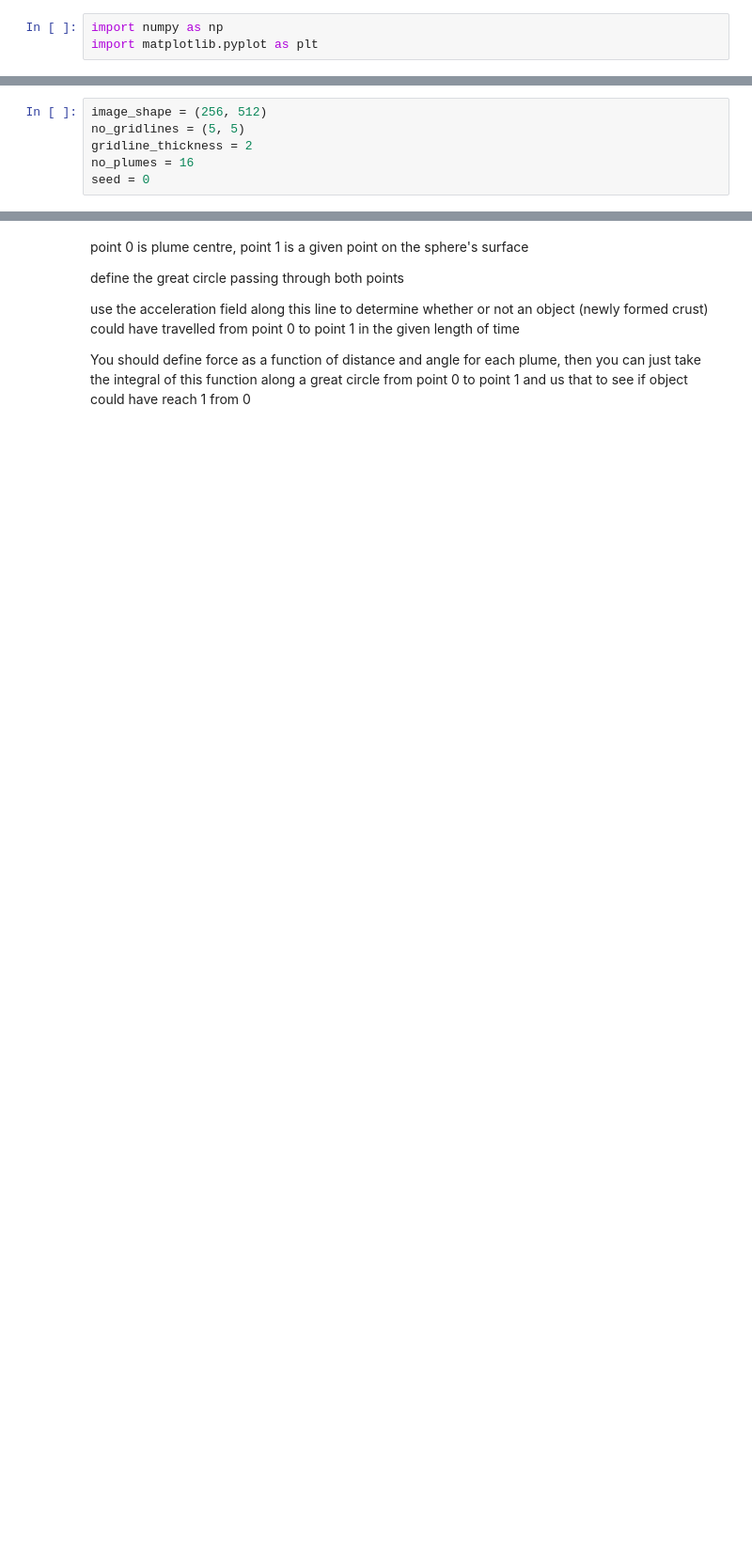
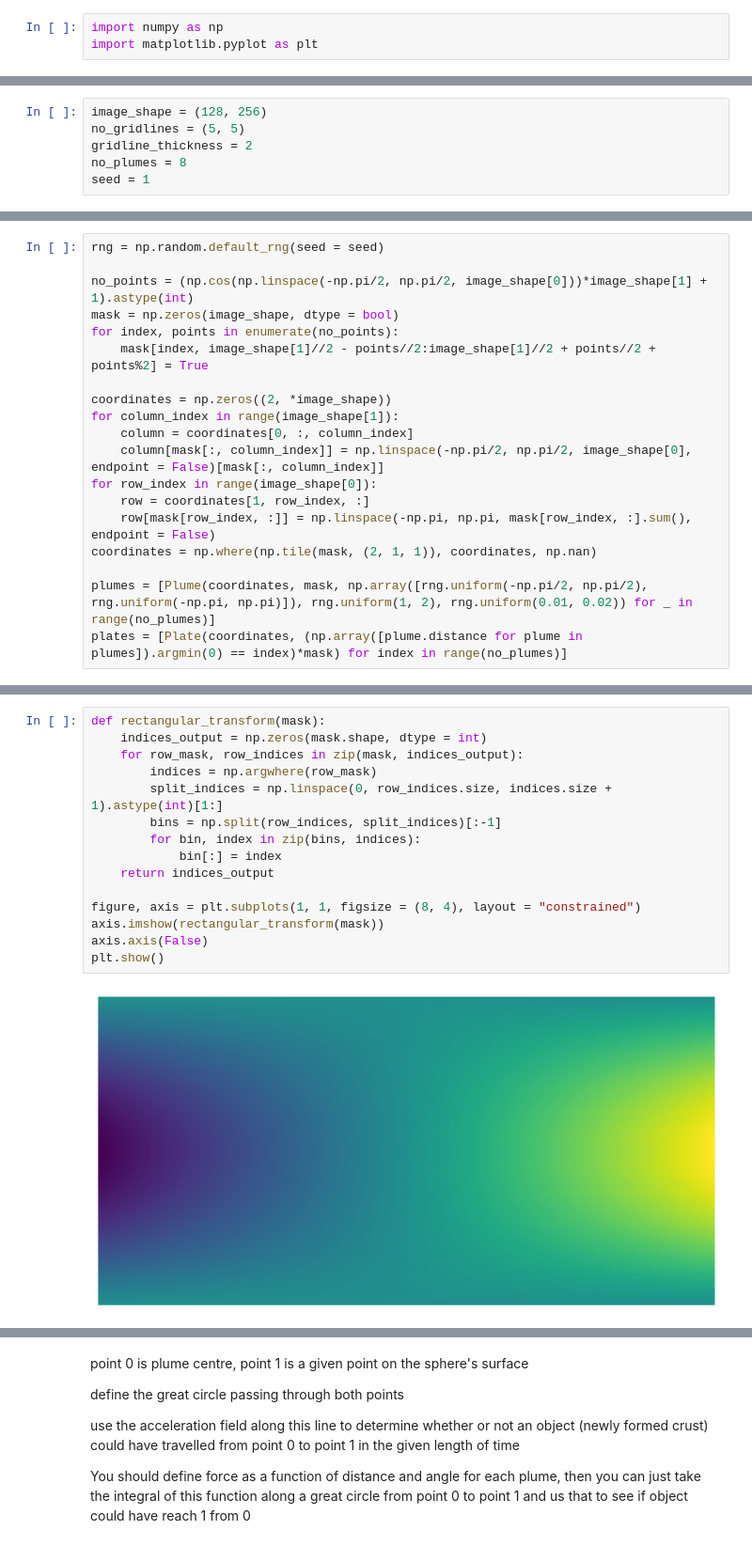
Before and after one commit to douglas-m-harvey/world-system, a Jupyter notebook: sketch.ipynb, the cells around one changed output, grey strips where cells are left out. Shown at 94% size. Cells and saved outputs as stored; diff of their text form; blank space fills up the shorter version.

```diff
--- a/sketch.ipynb
+++ b/sketch.ipynb
@@ -97,9 +89,9 @@ def great_circle_angle(lat_0, lon_0, lat_1, lon_1):
 # %%
-image_shape = (256, 512)
+image_shape = (128, 256)
 no_gridlines = (5, 5)
 gridline_thickness = 2
-no_plumes = 16
-seed = 0
+no_plumes = 8
+seed = 1
 # %%
 rng = np.random.default_rng(seed = seed)
 
@@ -150,0 +164,19 @@ for plume_index in range(no_plumes):
+# %%
+rng = np.random.default_rng(seed = seed)
+
+no_points = (np.cos(np.linspace(-np.pi/2, np.pi/2, image_shape[0]))*image_shape[1] + 1).astype(int)
+mask = np.zeros(image_shape, dtype = bool)
+for index, points in enumerate(no_points):
+    mask[index, image_shape[1]//2 - points//2:image_shape[1]//2 + points//2 + points%2] = True
+
+coordinates = np.zeros((2, *image_shape))
+for column_index in range(image_shape[1]):
+    column = coordinates[0, :, column_index]
+    column[mask[:, column_index]] = np.linspace(-np.pi/2, np.pi/2, image_shape[0], endpoint = False)[mask[:, column_index]]
+for row_index in range(image_shape[0]):
+    row = coordinates[1, row_index, :]
+    row[mask[row_index, :]] = np.linspace(-np.pi, np.pi, mask[row_index, :].sum(), endpoint = False)
+coordinates = np.where(np.tile(mask, (2, 1, 1)), coordinates, np.nan)
+
+plumes = [Plume(coordinates, mask, np.array([rng.uniform(-np.pi/2, np.pi/2), rng.uniform(-np.pi, np.pi)]), rng.uniform(1, 2), rng.uniform(0.01, 0.02)) for _ in range(no_plumes)]
+plates = [Plate(coordinates, (np.array([plume.distance for plume in plumes]).argmin(0) == index)*mask) for index in range(no_plumes)]
@@ -150,0 +226,17 @@ for plume_index in range(no_plumes):
+# %%
+def rectangular_transform(mask):
+    indices_output = np.zeros(mask.shape, dtype = int)
+    for row_mask, row_indices in zip(mask, indices_output):
+        indices = np.argwhere(row_mask)
+        split_indices = np.linspace(0, row_indices.size, indices.size + 1).astype(int)[1:]
+        bins = np.split(row_indices, split_indices)[:-1]
+        for bin, index in zip(bins, indices):
+            bin[:] = index
+    return indices_output
+
+figure, axis = plt.subplots(1, 1, figsize = (8, 4), layout = "constrained")
+axis.imshow(rectangular_transform(mask))
+axis.axis(False)
+plt.show()
+# %% [output]
+[figure, added]
```
Also changed, not shown: parts of 36 cells of this notebook, 3 other files.
